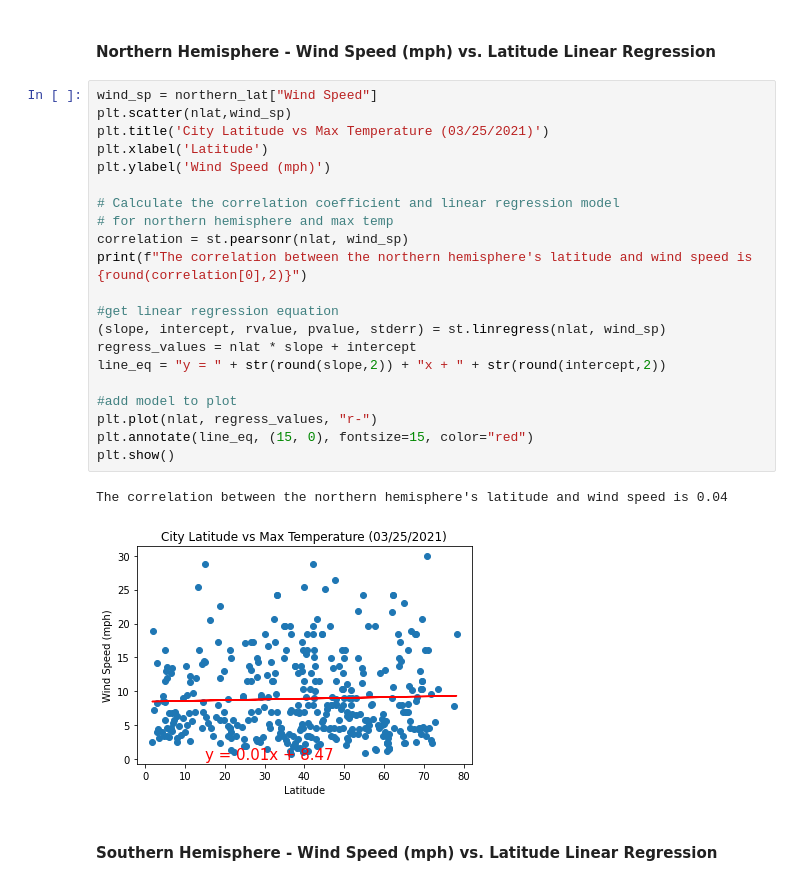
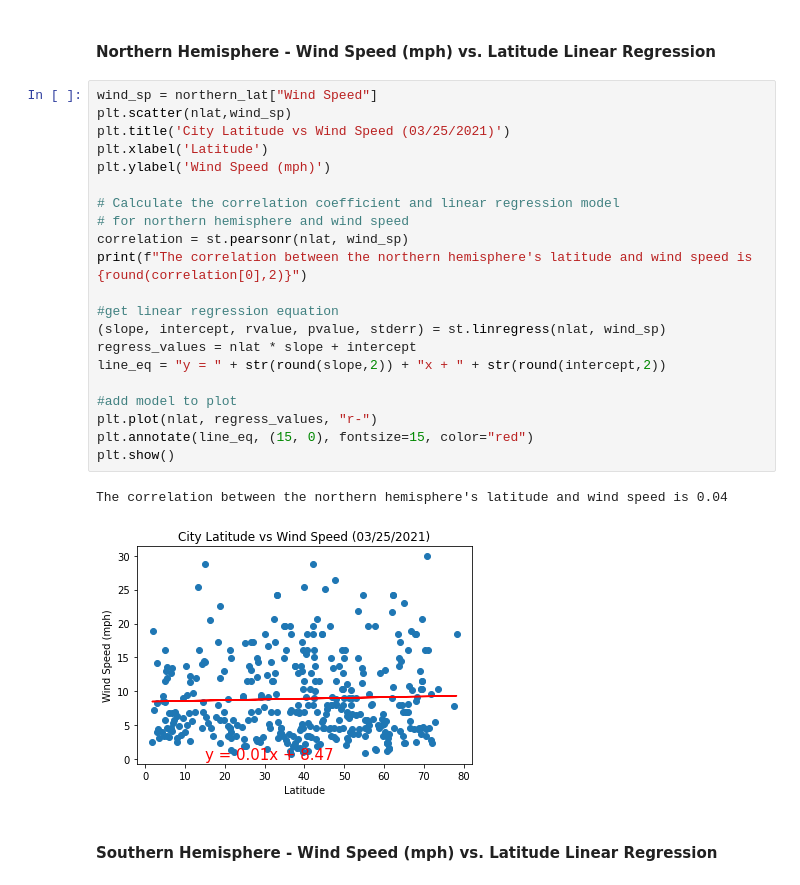
Before and after one commit to Slainte91/python-api-challenge, a Jupyter notebook: WeatherPy.ipynb, the cells around one changed output. Drawn from its saved outputs; the diff is of its cells as text.

```diff
--- a/WeatherPy.ipynb
+++ b/WeatherPy.ipynb
@@ -445,27 +440,27 @@ The correlation between the southern hemisphere's latitude and cloudiness is 0.1
 # %%
 wind_sp = northern_lat["Wind Speed"]
 plt.scatter(nlat,wind_sp)
-plt.title('City Latitude vs Max Temperature (03/25/2021)')
+plt.title('City Latitude vs Wind Speed (03/25/2021)')
 plt.xlabel('Latitude')
 plt.ylabel('Wind Speed (mph)')
 
 # Calculate the correlation coefficient and linear regression model
-# for northern hemisphere and max temp
+# for northern hemisphere and wind speed
 correlation = st.pearsonr(nlat, wind_sp)
 print(f"The correlation between the northern hemisphere's latitude and wind speed is {round(correlation[0],2)}")
 
 #get linear regression equation
 (slope, intercept, rvalue, pvalue, stderr) = st.linregress(nlat, wind_sp)
 regress_values = nlat * slope + intercept
 line_eq = "y = " + str(round(slope,2)) + "x + " + str(round(intercept,2))
 
 #add model to plot
 plt.plot(nlat, regress_values, "r-")
 plt.annotate(line_eq, (15, 0), fontsize=15, color="red")
 plt.show()
 # %% [output]
 The correlation between the northern hemisphere's latitude and wind speed is 0.04
-[figure, old version]
+[figure, new version]
 # %% [markdown]
 ####  Southern Hemisphere - Wind Speed (mph) vs. Latitude Linear Regression
 # %%
```
Also changed, not shown: parts of 11 cells of this notebook, 1 other file.
